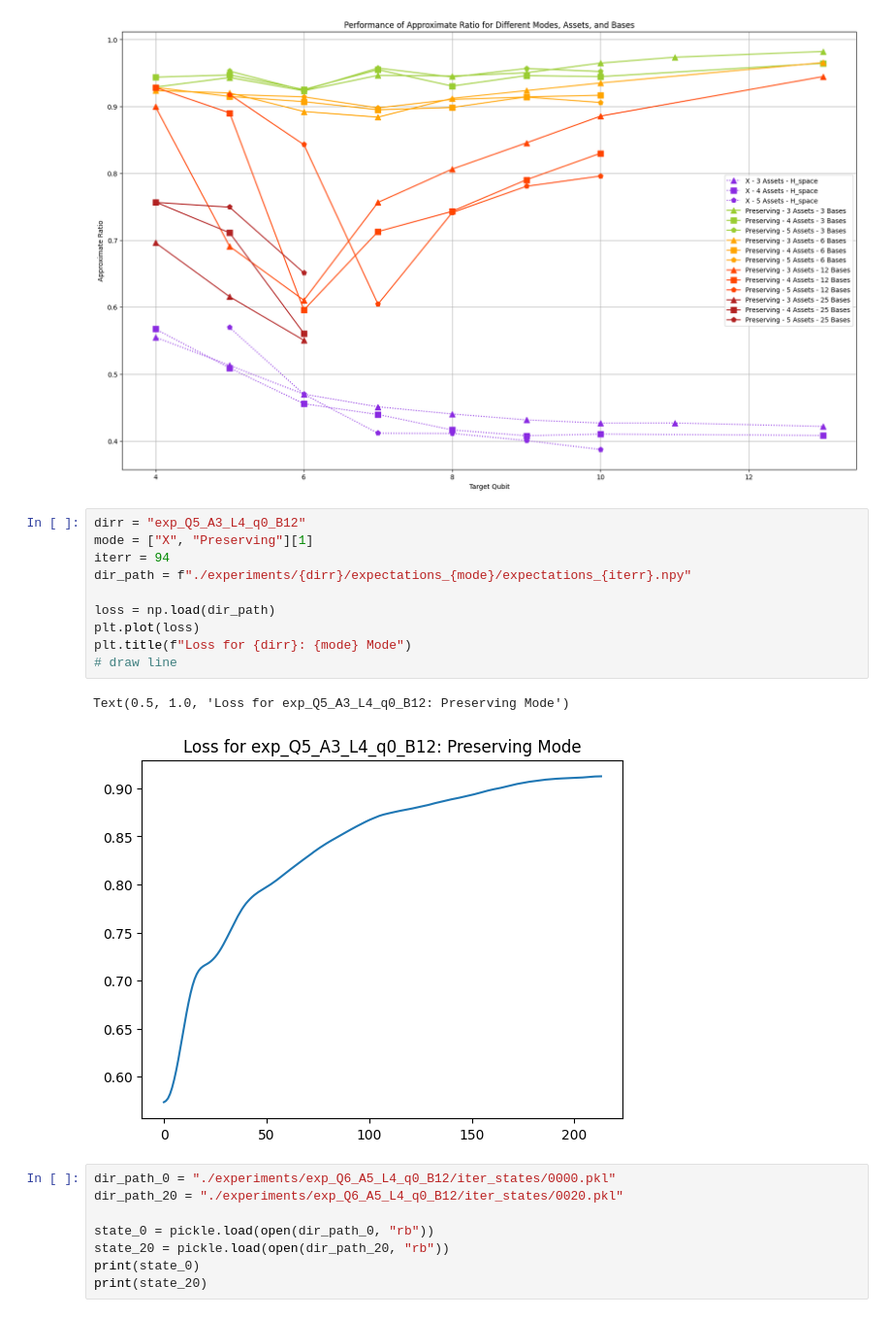
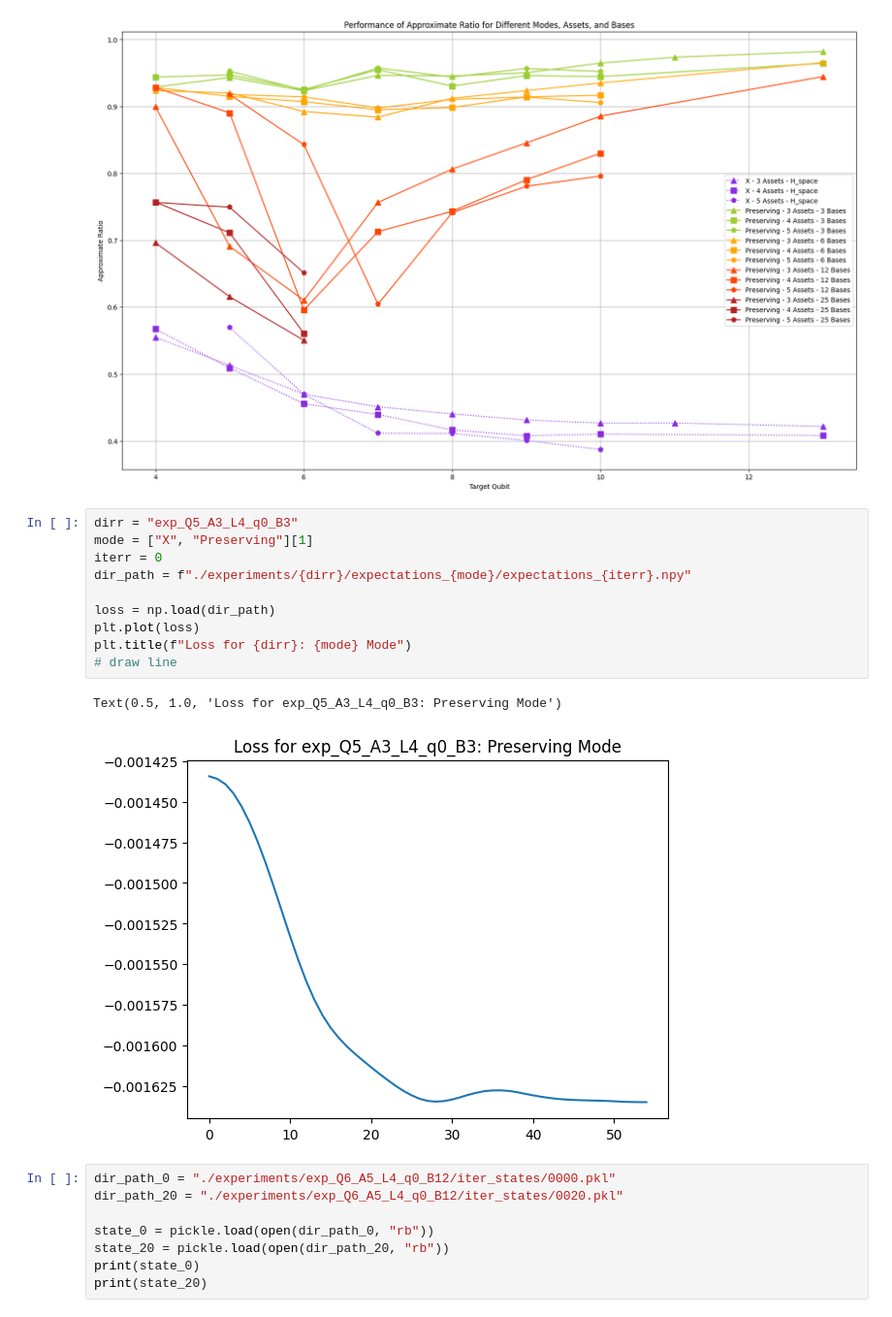
Before and after one commit to AndewNN/Quantum_Computing, a Jupyter notebook: CUDA/0.ipynb, the cells around one changed output. Shown at 97% size. Drawn from its saved outputs; the diff is of its cells as text.

```diff
--- a/CUDA/0.ipynb
+++ b/CUDA/0.ipynb
@@ -103,18 +147,18 @@ plt.show()
 # %% [output]
 [figure]
 # %%
-dirr = "exp_Q5_A3_L4_q0_B12"
+dirr = "exp_Q5_A3_L4_q0_B3"
 mode = ["X", "Preserving"][1]
-iterr = 94
+iterr = 0
 dir_path = f"./experiments/{dirr}/expectations_{mode}/expectations_{iterr}.npy"
 
 loss = np.load(dir_path)
 plt.plot(loss)
 plt.title(f"Loss for {dirr}: {mode} Mode")
 # draw line
 # %% [output]
-Text(0.5, 1.0, 'Loss for exp_Q5_A3_L4_q0_B12: Preserving Mode')
+Text(0.5, 1.0, 'Loss for exp_Q5_A3_L4_q0_B3: Preserving Mode')
-[figure, old version]
+[figure, new version]
 # %%
 dir_path_0 = "./experiments/exp_Q6_A5_L4_q0_B12/iter_states/0000.pkl"
 dir_path_20 = "./experiments/exp_Q6_A5_L4_q0_B12/iter_states/0020.pkl"
```
Also changed, not shown: parts of 4 cells of this notebook, 4 other files.
